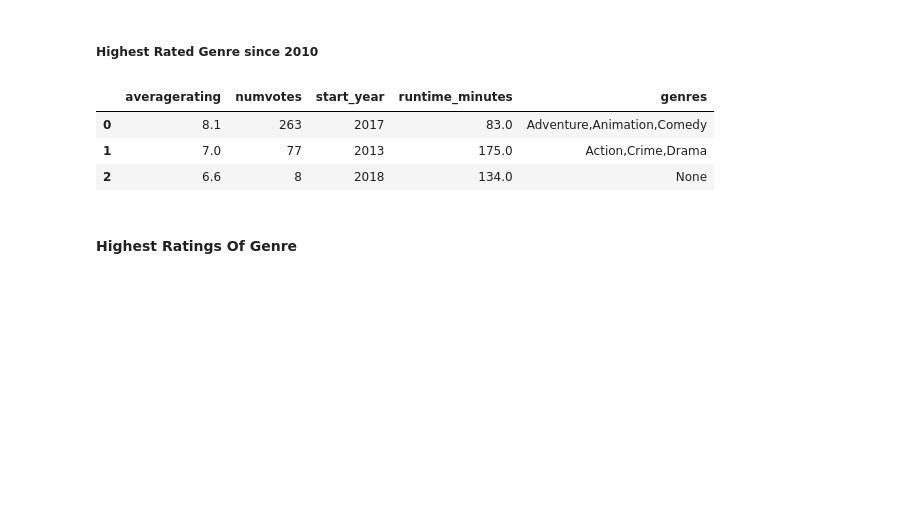
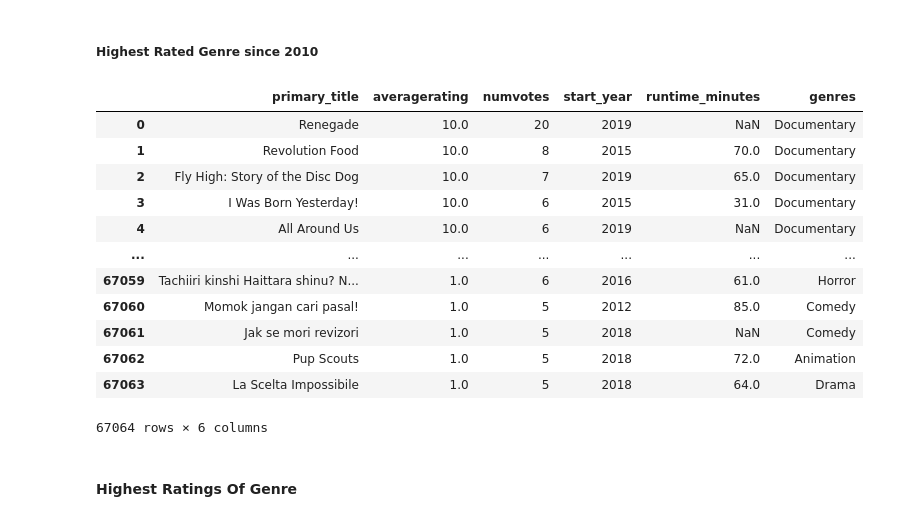
Before and after one commit to colesussmeierDELOITTE/Pod1Capstone, a Jupyter notebook: Cam_Work.ipynb, the cells around one changed output. Drawn from its saved outputs; the diff is of its cells as text; code cells hidden in the pictures; blank space fills up the shorter version.

```diff
--- a/Cam_Work.ipynb
+++ b/Cam_Work.ipynb
@@ -819,30 +612,34 @@ ORDER BY count(GENRES) DESC;
 # %%
 conn = sqlite3.connect("zippedData/im.db")
 
 pd.read_sql("""
-SELECT averagerating, numvotes, start_year, runtime_minutes, genres
+SELECT primary_title, averagerating, numvotes, start_year, runtime_minutes, genres
 
 FROM movie_ratings
 
 JOIN movie_basics
     USING(movie_id)
 
-WHERE start_year > 2010 AND runtime_minutes != "NaN"
-GROUP BY GENRES LIKE "%Adventure%"
-ORDER BY numvotes DESC, averagerating DESC
-
-LIMIT 20
-
-;
+WHERE start_year > 2010 AND
+ORDER BY averagerating DESC, numvotes DESC
 
 """,conn)
 
 ### IMPORT THE DATA
 # %% [output]
-|  | averagerating | numvotes | start_year | runtime_minutes | genres |
-| 0 | 8.1 | 263 | 2017 | 83.0 | Adventure,Animation,Comedy |
-| 1 | 7.0 | 77 | 2013 | 175.0 | Action,Crime,Drama |
-| 2 | 6.6 | 8 | 2018 | 134.0 | None |
+|  | primary_title | averagerating | numvotes | start_year | runtime_minutes | genres |
+| 0 | Renegade | 10.0 | 20 | 2019 | NaN | Documentary |
+| 1 | Revolution Food | 10.0 | 8 | 2015 | 70.0 | Documentary |
+| 2 | Fly High: Story of the Disc Dog | 10.0 | 7 | 2019 | 65.0 | Documentary |
+| 3 | I Was Born Yesterday! | 10.0 | 6 | 2015 | 31.0 | Documentary |
+| 4 | All Around Us | 10.0 | 6 | 2019 | NaN | Documentary |
+| ... | ... | ... | ... | ... | ... | ... |
+| 67059 | Tachiiri kinshi Haittara shinu? N... | 1.0 | 6 | 2016 | 61.0 | Horror |
+| 67060 | Momok jangan cari pasal! | 1.0 | 5 | 2012 | 85.0 | Comedy |
+| 67061 | Jak se mori revizori | 1.0 | 5 | 2018 | NaN | Comedy |
+| 67062 | Pup Scouts | 1.0 | 5 | 2018 | 72.0 | Animation |
+| 67063 | La Scelta Impossibile | 1.0 | 5 | 2018 | 64.0 | Drama |
+67064 rows × 6 columns
 # %% [markdown]
 <h4> Highest Ratings Of Genre
 # %%
```
Also changed, not shown: parts of 66 cells of this notebook, 4 other files.
